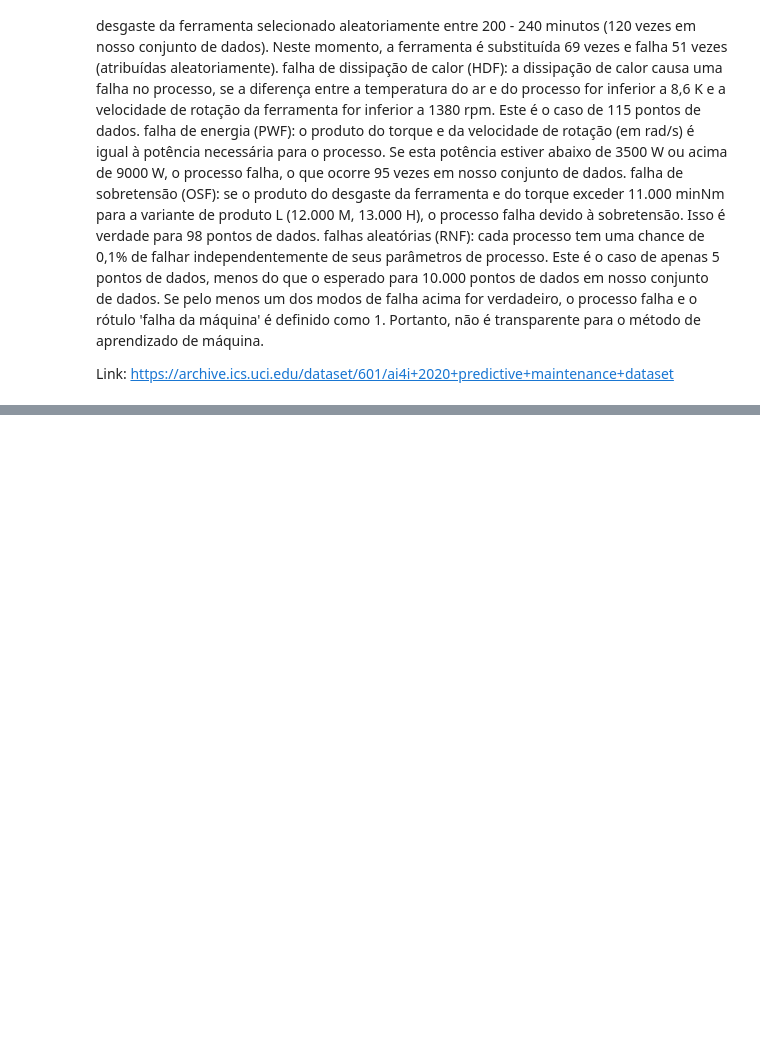
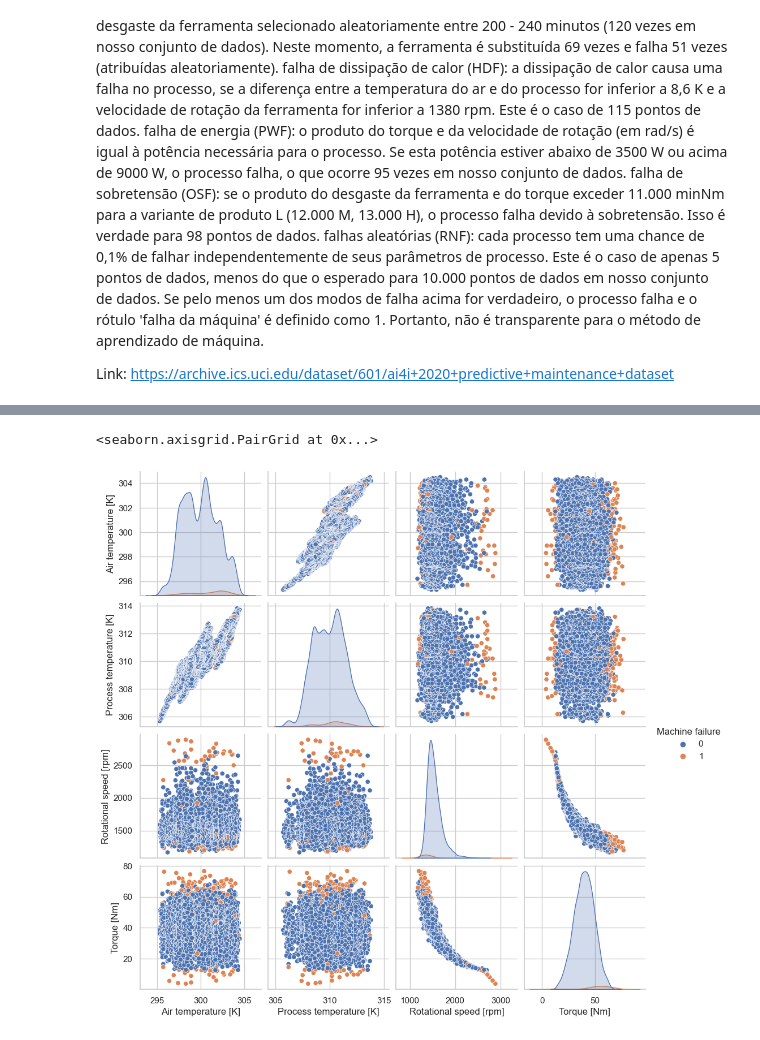
Before and after one commit to christhiangoncalves/Machine_Learning_Pipeline, a Jupyter notebook: Trab_Pipeline_ML_pt01.ipynb, the cells around one changed output, grey strips where cells are left out. Saved outputs shown, nothing was run; the diff lists cells and outputs as text; code cells hidden in the pictures; blank space fills up the shorter version.

```diff
--- a/Trab_Pipeline_ML_pt01.ipynb
+++ b/Trab_Pipeline_ML_pt01.ipynb
@@ -18,0 +211,9 @@ Link: https://archive.ics.uci.edu/dataset/601/ai4i+2020+predictive+maintenance+d
+# %%
+#Codificando as colunas 'Type' e 'description'
+le = LabelEncoder()
+df_temp = df_MNT_pred.groupby('description')['description'].count()
+df_MNT_pred["Type_encoded"] = le.fit_transform(df_MNT_pred['Type'])
+df_MNT_pred['description_encoded'] = le.fit_transform(df_MNT_pred['description'])
+
+print(df_MNT_pred.groupby(['description','description_encoded']).size().reset_index().drop(columns=0))
+print('\n\n',df_MNT_pred.groupby(['Type','Type_encoded']).size().reset_index().drop(columns=0))
@@ -18,0 +234,10 @@ Link: https://archive.ics.uci.edu/dataset/601/ai4i+2020+predictive+maintenance+d
+# %%
+df_MNT_pred = df_MNT_pred.drop(['Type', 'description'], axis=1)
+# %%
+plot1 = ['Machine failure','Air temperature [K]','Process temperature [K]','Rotational speed [rpm]','Torque [Nm]']
+plot2 = ['Machine failure','Tool wear [min]', 'Type_encoded', 'description_encoded']
+# %%
+sns.pairplot(df_MNT_pred[plot1],hue= 'Machine failure')
+# %% [output]
+<seaborn.axisgrid.PairGrid at 0x...>
+[figure, added]
```
Also changed, not shown: parts of 34 cells of this notebook, 1 other file.
